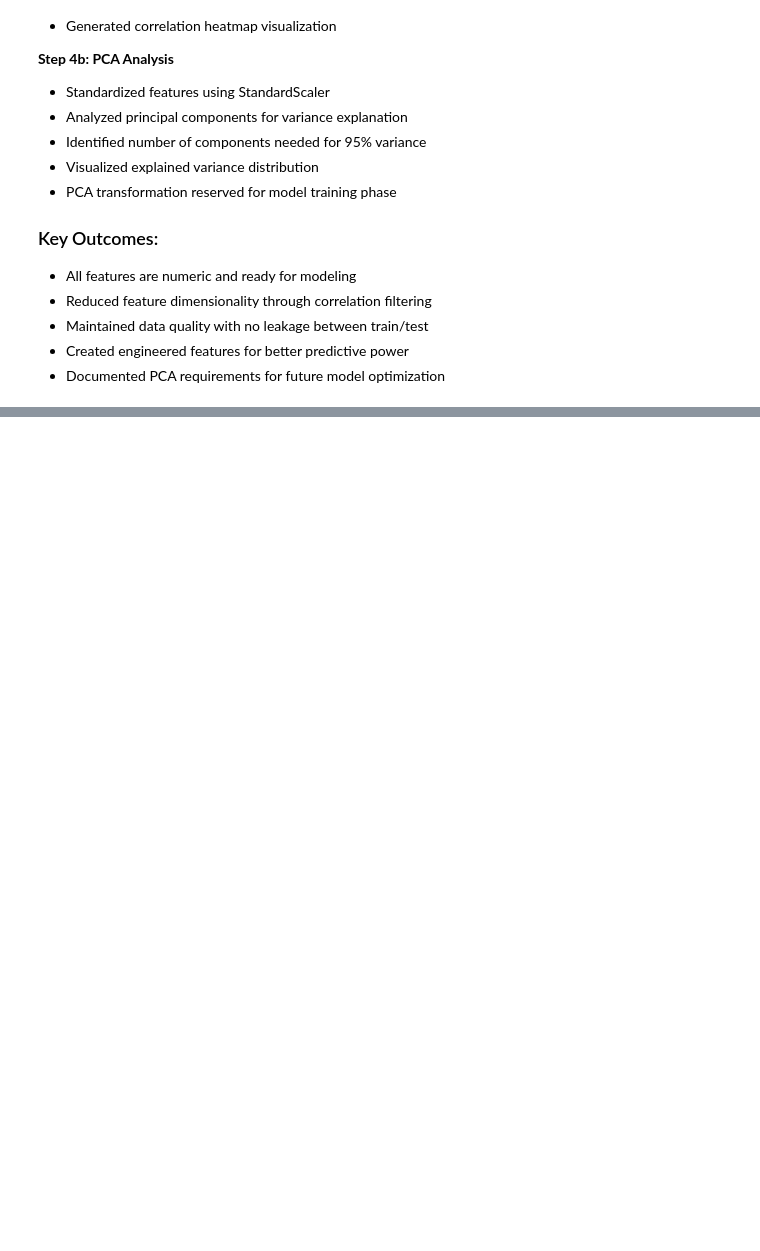
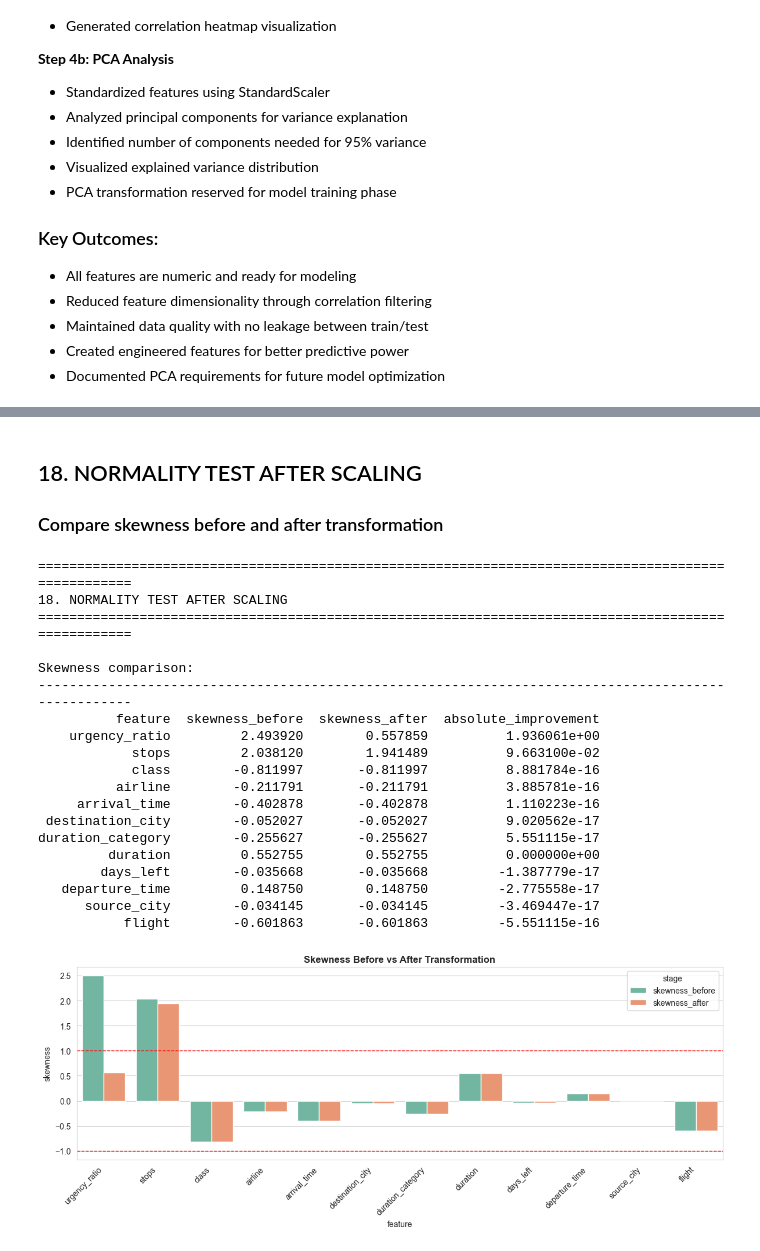
Before and after one commit to SilensVox/Flight-Price-Prediction, a Jupyter notebook: project_comprehensive_eda.ipynb, the cells around one changed output, grey strips where cells are left out. Cells and saved outputs as stored; diff of their text form; code cells hidden in the pictures; blank space fills up the shorter version.

```diff
--- a/project_comprehensive_eda.ipynb
+++ b/project_comprehensive_eda.ipynb
@@ -2285,0 +2450,59 @@ For now, we will continue with the correlation-filtered features.
+# %% [markdown]
+## 18. NORMALITY TEST AFTER SCALING
+### Compare skewness before and after transformation
+# %%
+print('=' * 100)
+print('18. NORMALITY TEST AFTER SCALING')
+print('=' * 100)
+
+skewness_after_scaling = X_train_scaled.skew()
+comparison_df = pd.DataFrame({
+    'feature': X_train_scaled.columns,
+    'skewness_before': skewness_before_scaling.reindex(X_train_scaled.columns).values,
+    'skewness_after': skewness_after_scaling.values
+})
+comparison_df['absolute_improvement'] = (
+    comparison_df['skewness_before'].abs() - comparison_df['skewness_after'].abs()
+)
+comparison_df = comparison_df.sort_values('absolute_improvement', ascending=False)
+
+print('\nSkewness comparison:')
+print('-' * 100)
+print(comparison_df.to_string(index=False))
+
+plot_df = comparison_df.melt(
+    id_vars='feature',
+    value_vars=['skewness_before', 'skewness_after'],
+    var_name='stage',
+    value_name='skewness'
+)
+
+plt.figure(figsize=(12, 5))
+sns.barplot(data=plot_df, x='feature', y='skewness', hue='stage', palette='Set2')
+plt.axhline(1.0, color='red', linestyle='--', linewidth=1)
+plt.axhline(-1.0, color='red', linestyle='--', linewidth=1)
+plt.title('Skewness Before vs After Transformation', fontweight='bold')
+plt.xticks(rotation=45, ha='right')
+plt.tight_layout()
+plt.show()
+# %% [output]
+====================================================================================================
+18. NORMALITY TEST AFTER SCALING
+====================================================================================================
+
+Skewness comparison:
+----------------------------------------------------------------------------------------------------
+          feature  skewness_before  skewness_after  absolute_improvement
+    urgency_ratio         2.493920        0.557859          1.936061e+00
+            stops         2.038120        1.941489          9.663100e-02
+            class        -0.811997       -0.811997          8.881784e-16
+          airline        -0.211791       -0.211791          3.885781e-16
+     arrival_time        -0.402878       -0.402878          1.110223e-16
+ destination_city        -0.052027       -0.052027          9.020562e-17
+duration_category        -0.255627       -0.255627          5.551115e-17
+         duration         0.552755        0.552755          0.000000e+00
+        days_left        -0.035668       -0.035668         -1.387779e-17
+   departure_time         0.148750        0.148750         -2.775558e-17
+      source_city        -0.034145       -0.034145         -3.469447e-17
+           flight        -0.601863       -0.601863         -5.551115e-16
+[figure, added]
```
Also changed, not shown: parts of 10 cells of this notebook.
